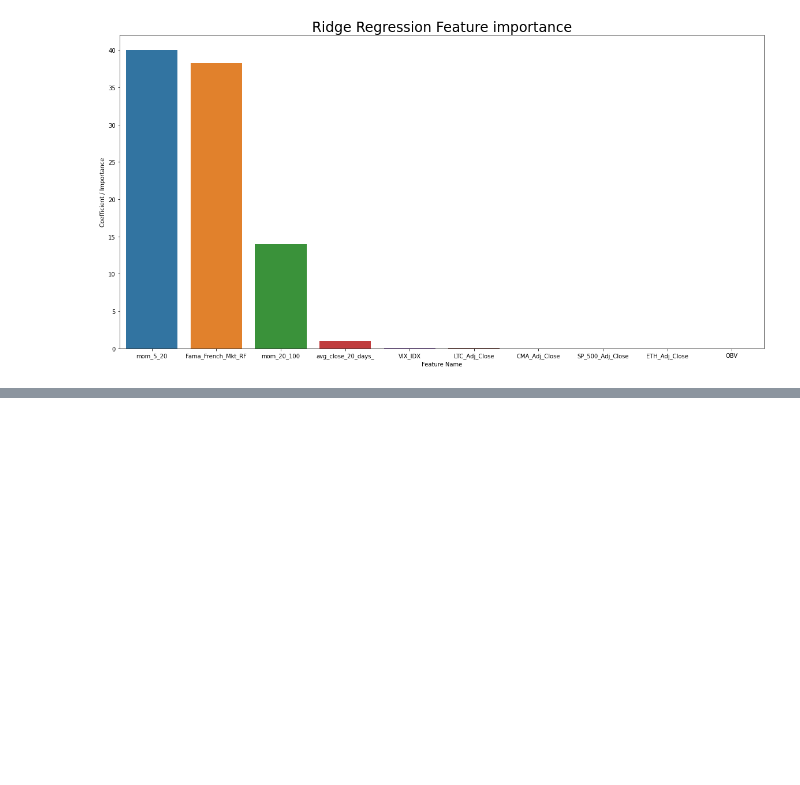
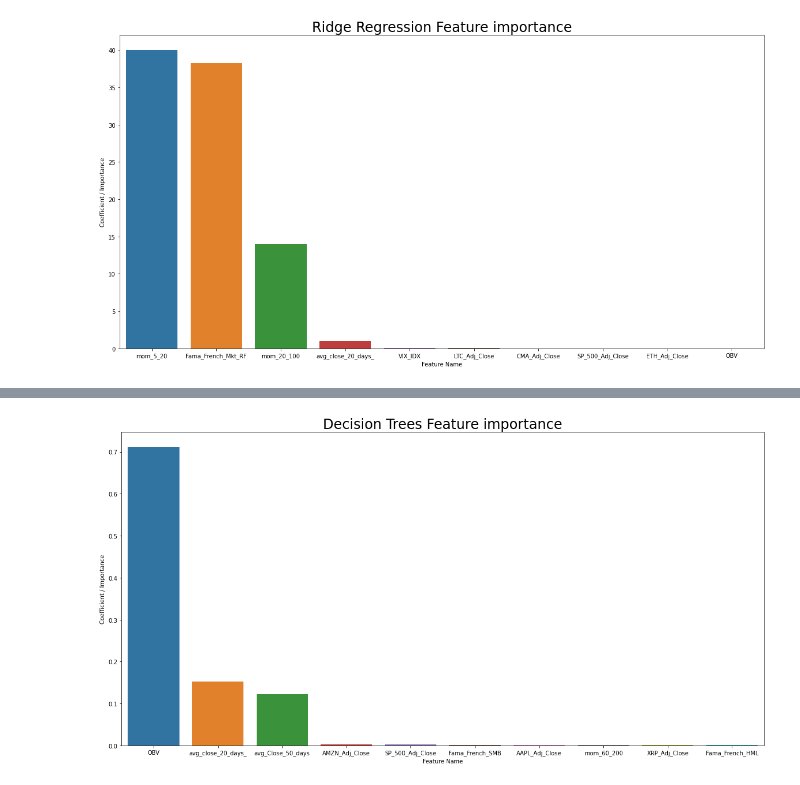
Before and after one commit to Ekoxier/INFO7374-MLFIN-Final, a Jupyter notebook: Project/2- Feature Selection - Tesla.ipynb, the cells around one changed output, grey strips where cells are left out. Cells and saved outputs as stored; diff of their text form; code cells hidden in the pictures; blank space fills up the shorter version.

```diff
--- a/Project/2- Feature Selection - Tesla.ipynb
+++ b/Project/2- Feature Selection - Tesla.ipynb
@@ -299,0 +302,4 @@ plot_features_with_importance_Regressions("Ridge Feature importance",selector,10
+# %%
+plot_features_with_importance_Random_forest("Decision Trees Feature importance",selector_RF,10)
+# %% [output]
+[figure, added]
```
Also changed, not shown: parts of 2 cells of this notebook.
